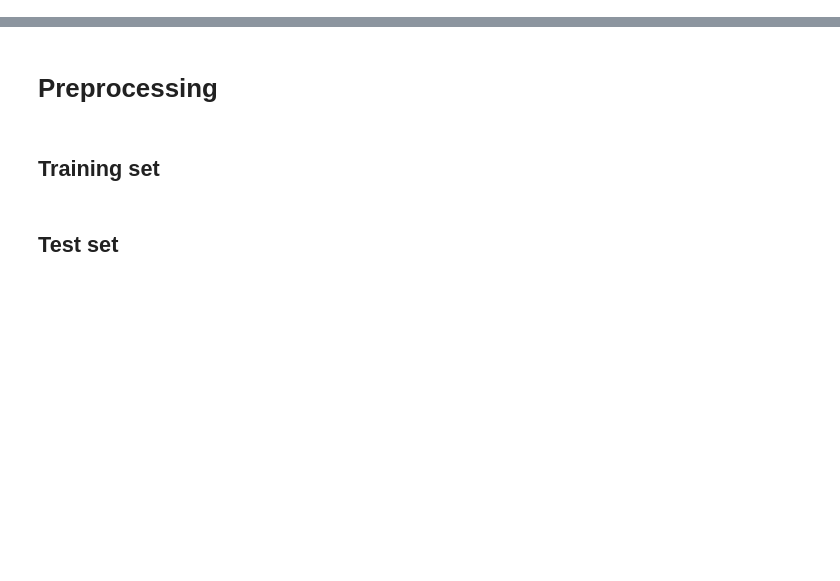
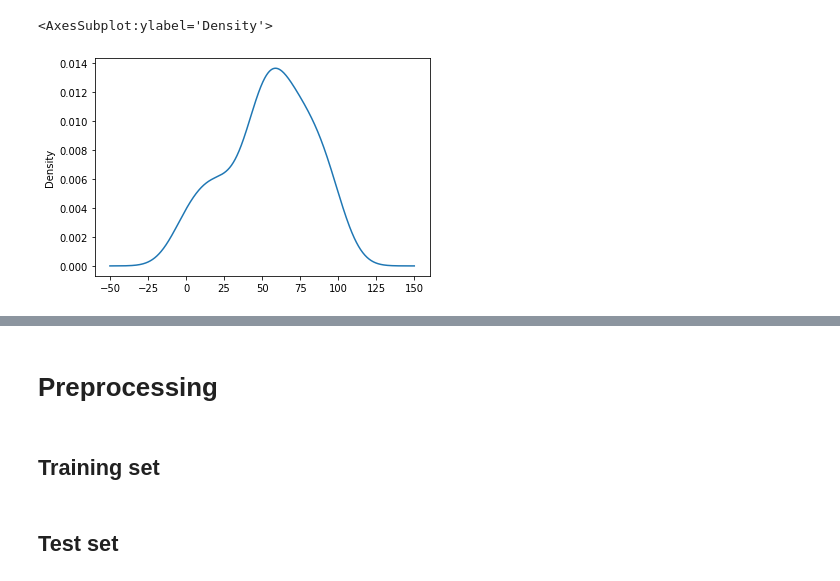
Before and after one commit to francescopisu/CEVEP, a Jupyter notebook: notebooks/preprocessing and train test split.ipynb, the cells around one changed output, grey strips where cells are left out. Saved outputs shown, nothing was run; the diff lists cells and outputs as text; code cells hidden in the pictures; blank space fills up the shorter version.

```diff
--- a/notebooks/preprocessing and train test split.ipynb
+++ b/notebooks/preprocessing and train test split.ipynb
@@ -5,0 +108,16 @@ from sklearn.preprocessing import StandardScaler, LabelEncoder, OrdinalEncoder
+# %%
+valid['calc_and_lipids'] = valid.apply(lambda x: calc_and_lipids(x['calcification_type_left'],
+                                                    x['calcification_type_right'],
+                                                    x['hyperlipidemia']), axis=1)
+# %%
+valid['at_least_5_and_stenosis_either'] = valid.apply(lambda x: at_least_5_and_high_stenosis_both(x['calcification_type_left'],
+                                                 x['calcification_type_right'],
+                                                 x['stenosis_left'],
+                                                 x['stenosis_right']), axis=1)
+#valid['at_least_5_and_stenosis_left'] = valid.apply(lambda x: at_least_5_and_high_stenosis(x['calcification_type_left'],
+#                                                 x['stenosis_left']), axis=1)
+#valid['at_least_5_and_stenosis_right'] = valid.apply(lambda x: at_least_5_and_high_stenosis(x['calcification_type_right'],
+#                                                 x['stenosis_right']), axis=1)
+# %%
+valid['stenosis_risk_left'] = valid.apply(lambda x: stenosis_risk_strat(x['stenosis_left']), axis=1)
+valid['stenosis_risk_right'] = valid.apply(lambda x: stenosis_risk_strat(x['stenosis_right']), axis=1)
@@ -5,0 +169,4 @@ from sklearn.preprocessing import StandardScaler, LabelEncoder, OrdinalEncoder
+# %%
+symptomatic = valid[valid["symptoms"] == 'yes']
+asymptomatic = valid[valid["symptoms"] == 'no']
+symptomatic["prs_either"].value_counts(normalize=True)
@@ -5,0 +340,5 @@ from sklearn.preprocessing import StandardScaler, LabelEncoder, OrdinalEncoder
+# %%
+symptomatic["stenosis_left"].plot.kde()
+# %% [output]
+<AxesSubplot:ylabel='Density'>
+[figure, added]
```
Also changed, not shown: parts of 74 cells of this notebook, 40 other files.
